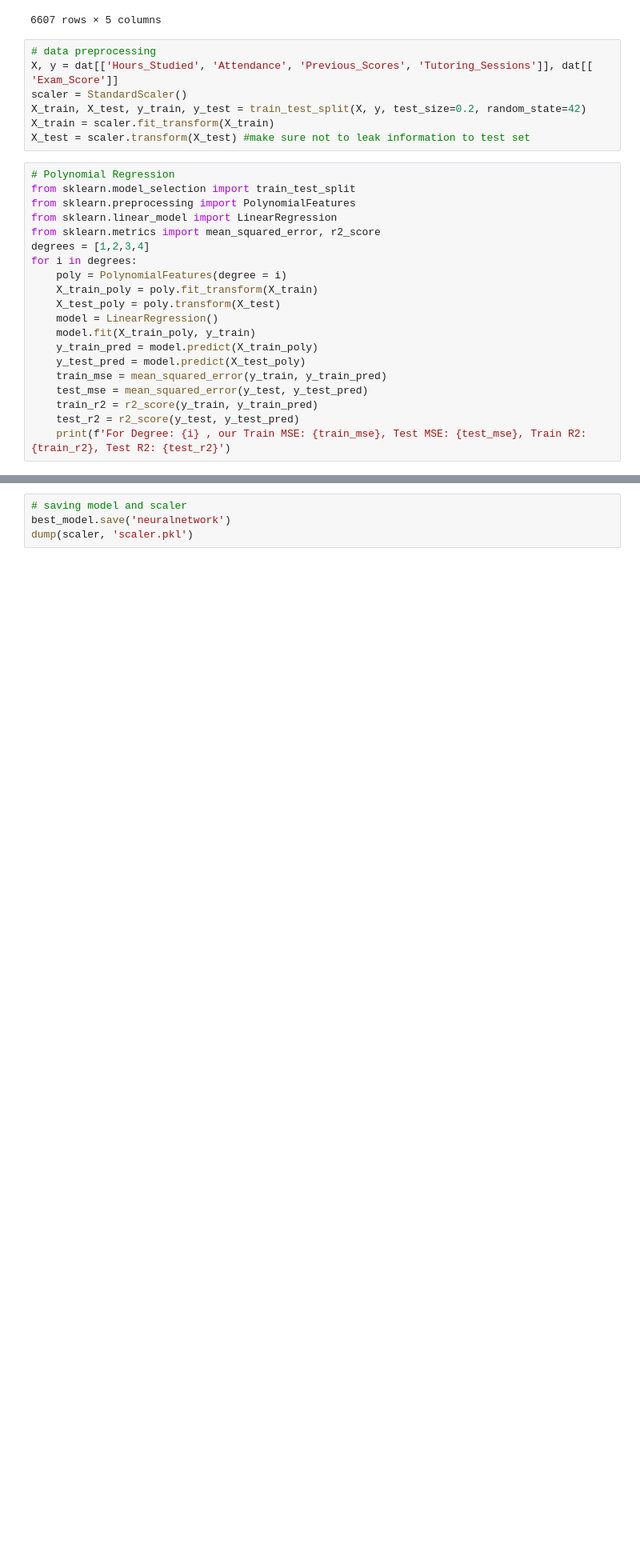
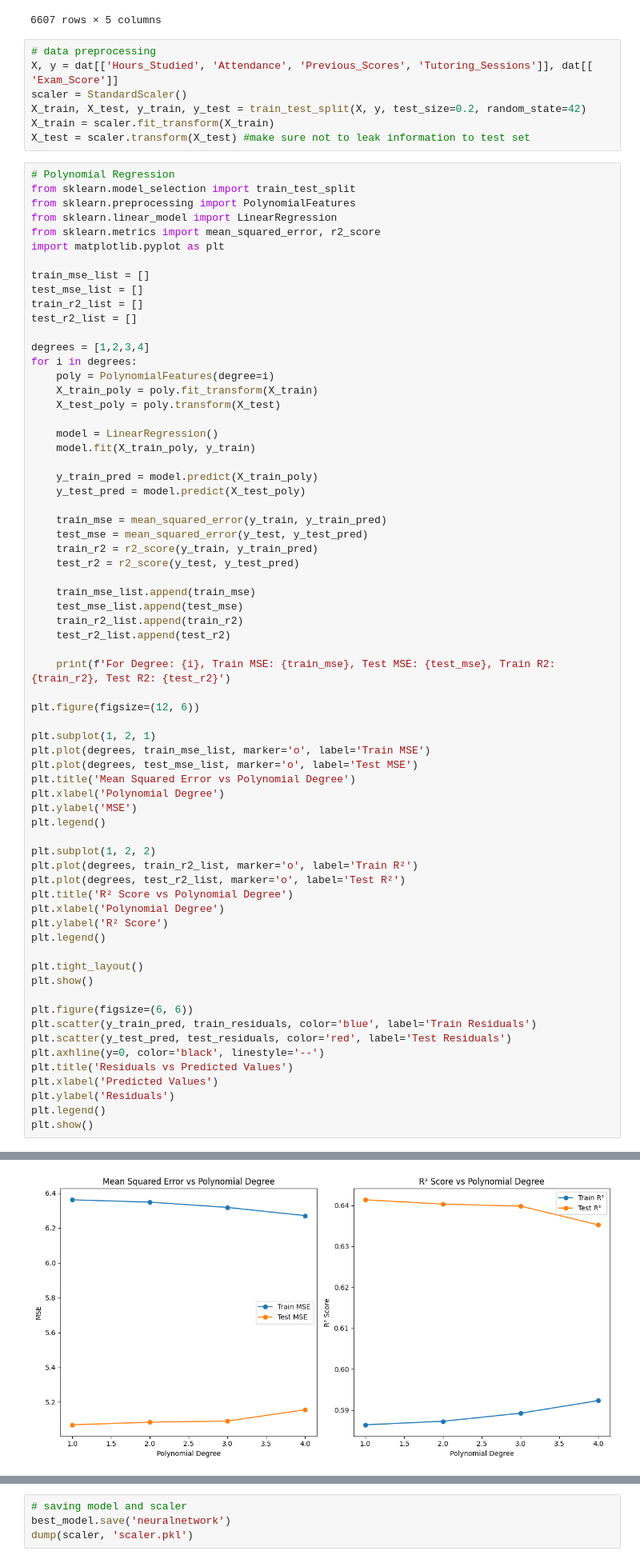
Before and after one commit to cc81972/Predict-a-score, a Jupyter notebook: modelcreation.ipynb, the cells around one changed output, grey strips where cells are left out. Shown at 80% size. Drawn from its saved outputs; the diff is of its cells as text; blank space fills up the shorter version.

```diff
--- a/modelcreation.ipynb
+++ b/modelcreation.ipynb
@@ -38,18 +38,65 @@ from sklearn.model_selection import train_test_split
 from sklearn.preprocessing import PolynomialFeatures
 from sklearn.linear_model import LinearRegression
 from sklearn.metrics import mean_squared_error, r2_score
+import matplotlib.pyplot as plt
+
+train_mse_list = []
+test_mse_list = []
+train_r2_list = []
+test_r2_list = []
+
 degrees = [1,2,3,4]
 for i in degrees:
-    poly = PolynomialFeatures(degree = i)
+    poly = PolynomialFeatures(degree=i)
     X_train_poly = poly.fit_transform(X_train)
     X_test_poly = poly.transform(X_test)
+
     model = LinearRegression()
     model.fit(X_train_poly, y_train)
+
     y_train_pred = model.predict(X_train_poly)
     y_test_pred = model.predict(X_test_poly)
+
     train_mse = mean_squared_error(y_train, y_train_pred)
     test_mse = mean_squared_error(y_test, y_test_pred)
     train_r2 = r2_score(y_train, y_train_pred)
     test_r2 = r2_score(y_test, y_test_pred)
-    print(f'For Degree: {i} , our Train MSE: {train_mse}, Test MSE: {test_mse}, Train R2: {train_r2}, Test R2: {test_r2}')
+
+    train_mse_list.append(train_mse)
+    test_mse_list.append(test_mse)
+    train_r2_list.append(train_r2)
+    test_r2_list.append(test_r2)
+
+    print(f'For Degree: {i}, Train MSE: {train_mse}, Test MSE: {test_mse}, Train R2: {train_r2}, Test R2: {test_r2}')
+
+plt.figure(figsize=(12, 6))
+
+plt.subplot(1, 2, 1)
+plt.plot(degrees, train_mse_list, marker='o', label='Train MSE')
+plt.plot(degrees, test_mse_list, marker='o', label='Test MSE')
+plt.title('Mean Squared Error vs Polynomial Degree')
+plt.xlabel('Polynomial Degree')
+plt.ylabel('MSE')
+plt.legend()
+
+plt.subplot(1, 2, 2)
+plt.plot(degrees, train_r2_list, marker='o', label='Train R²')
+plt.plot(degrees, test_r2_list, marker='o', label='Test R²')
+plt.title('R² Score vs Polynomial Degree')
+plt.xlabel('Polynomial Degree')
+plt.ylabel('R² Score')
+plt.legend()
+
+plt.tight_layout()
+plt.show()
+
+plt.figure(figsize=(6, 6))
+plt.scatter(y_train_pred, train_residuals, color='blue', label='Train Residuals')
+plt.scatter(y_test_pred, test_residuals, color='red', label='Test Residuals')
+plt.axhline(y=0, color='black', linestyle='--')
+plt.title('Residuals vs Predicted Values')
+plt.xlabel('Predicted Values')
+plt.ylabel('Residuals')
+plt.legend()
+plt.show()
 # %% [output]
@@ -59,0 +107 @@ For Degree: 4 , our Train MSE: 6.270753949026225, Test MSE: 5.156117061623398, T
+[figure, added]
```
Also changed, not shown: parts of 6 cells of this notebook.
